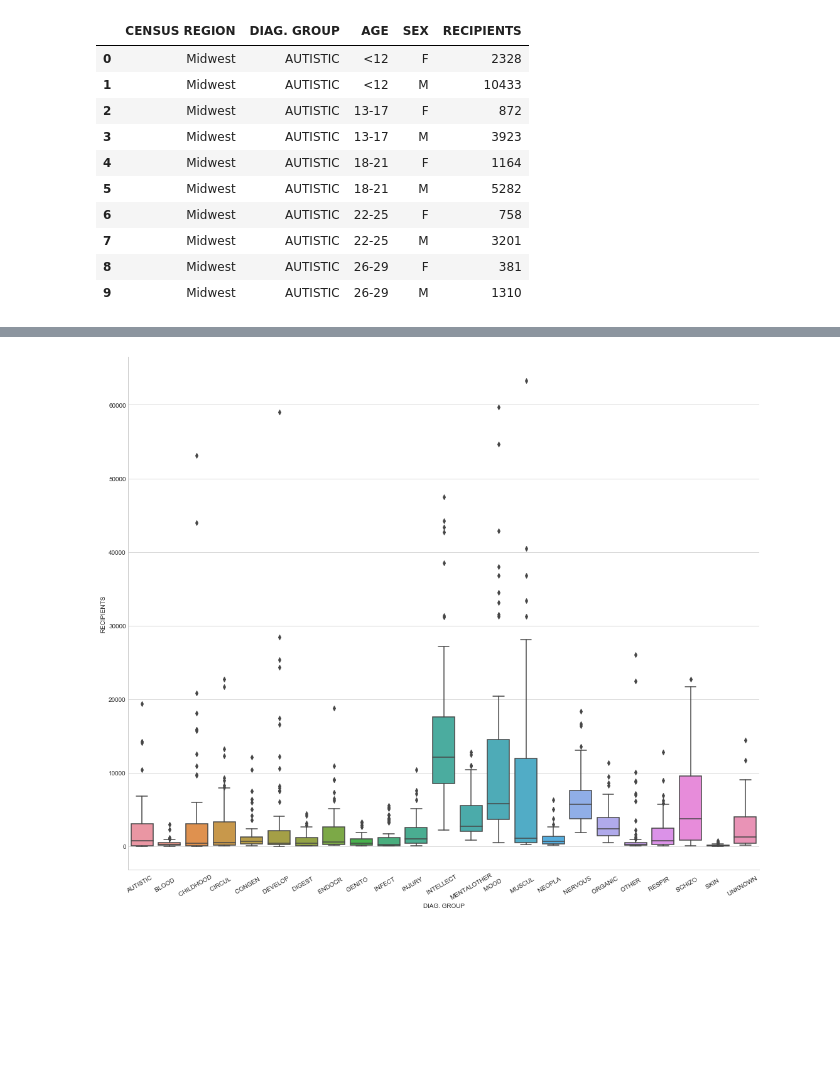
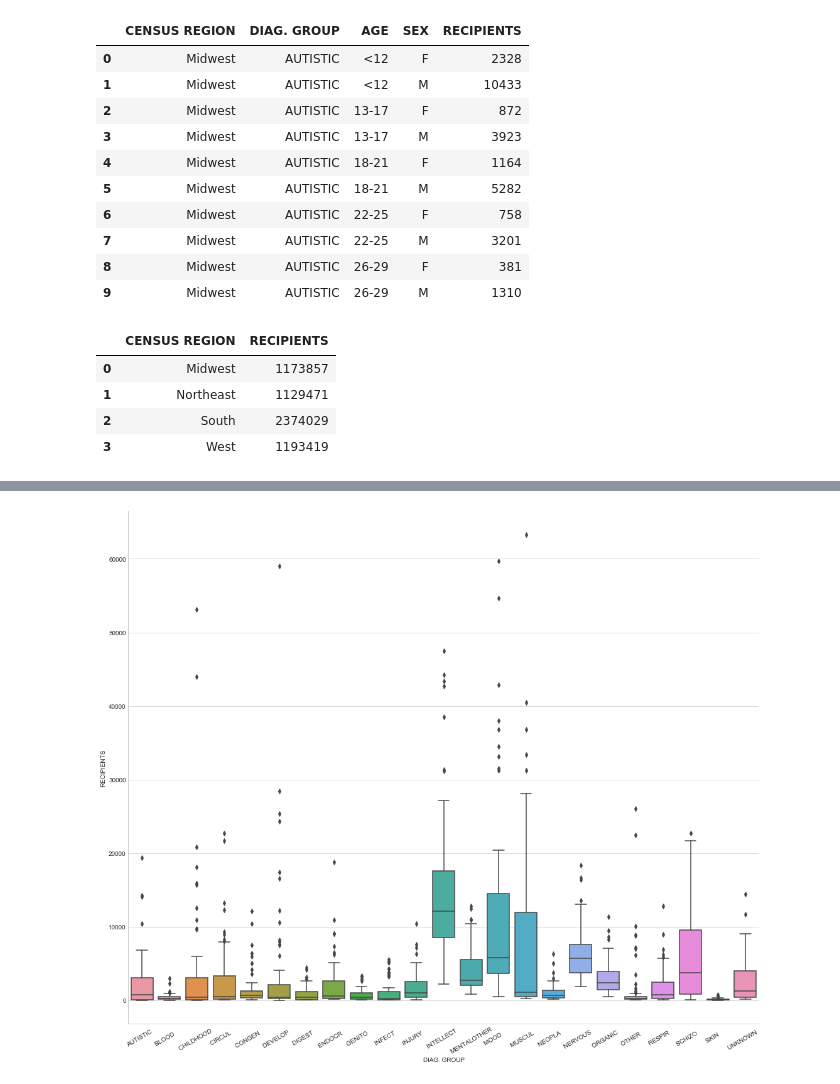
Before and after one commit to ehyoder/ehyoder.github.io, a Jupyter notebook: ssi_data.ipynb, the cells around one changed output, grey strips where cells are left out. Cells and saved outputs as stored; diff of their text form; code cells hidden in the pictures; blank space fills up the shorter version.

```diff
--- a/ssi_data.ipynb
+++ b/ssi_data.ipynb
@@ -34,0 +33,11 @@ ssi_data_df.head(10)
+# %%
+regional_data = ssi_data_df.groupby('CENSUS REGION').sum()['RECIPIENTS']
+regional_df = regional_data.to_frame()
+regional_df = regional_df.reset_index(level=None, drop=False, inplace=False)
+regional_df
+# %% [output]
+|  | CENSUS REGION | RECIPIENTS |
+| 0 | Midwest | 1173857 |
+| 1 | Northeast | 1129471 |
+| 2 | South | 2374029 |
+| 3 | West | 1193419 |
```
Also changed, not shown: parts of 6 cells of this notebook, 7 other files.
